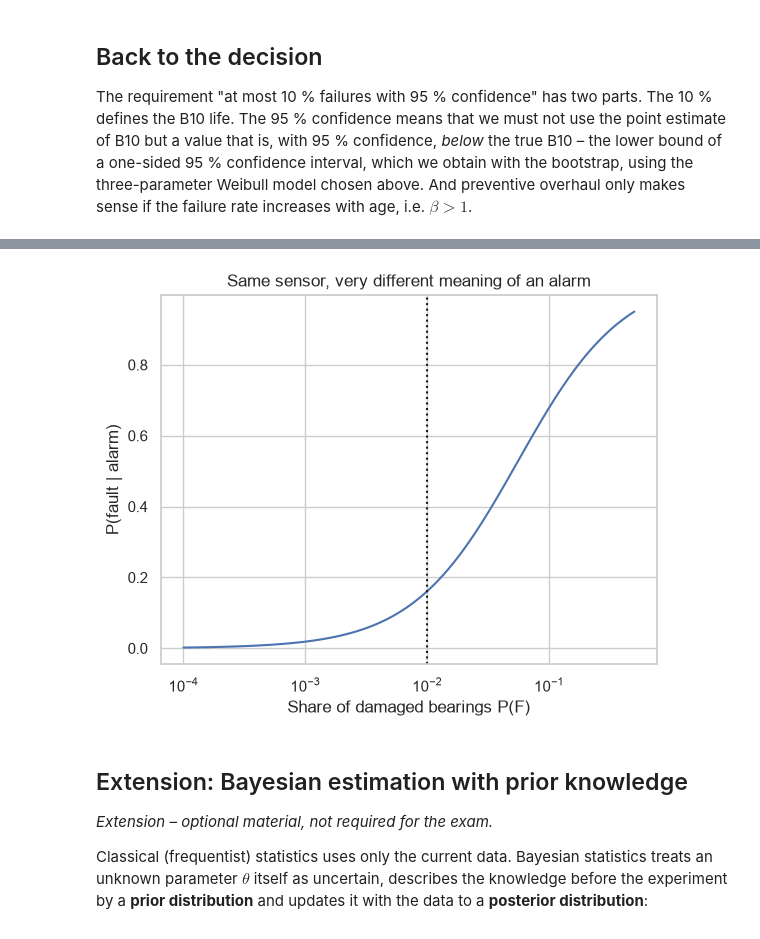
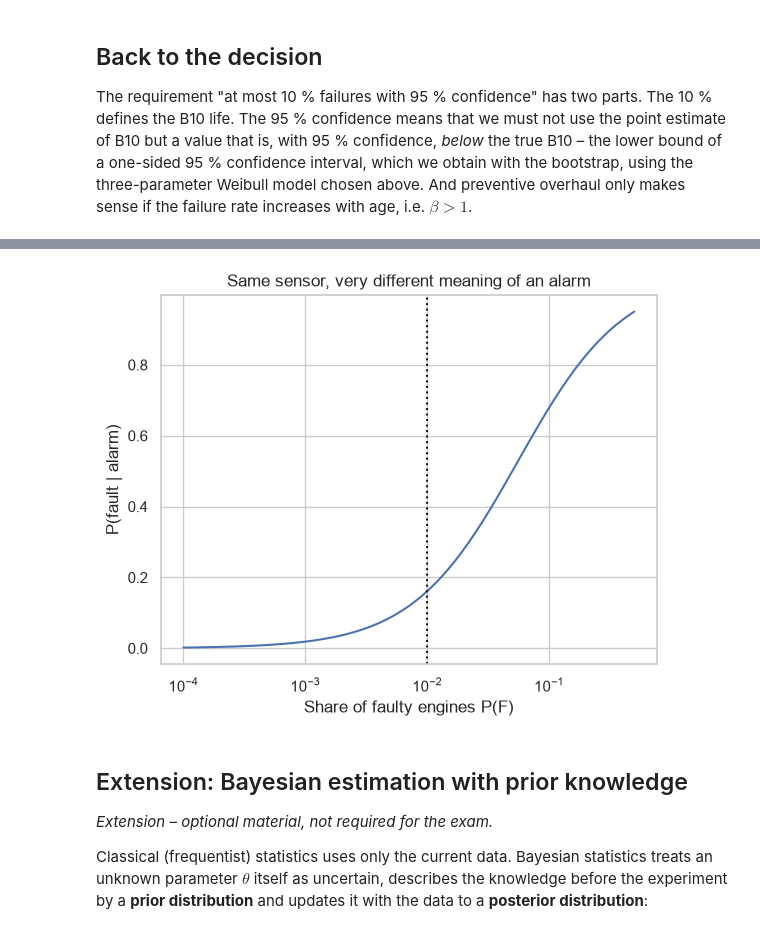
Before and after one commit to profweber/datascience, a Jupyter notebook: notebooks/03-uncertainty.ipynb, the cells around one changed output, grey strips where cells are left out. Cells and saved outputs as stored; diff of their text form; code cells hidden in the pictures.

```diff
--- a/notebooks/03-uncertainty.ipynb
+++ b/notebooks/03-uncertainty.ipynb
@@ -401,17 +472,17 @@ Intuition tends to confuse $P(A \mid F)$ ("the system detects 95 % of all faults
 :::
 # %%
 #| code-fold: false
-sens, false_alarm = 0.95, 0.05
-prevalence = np.logspace(-4, -0.3, 200)
-posterior = sens * prevalence / (sens * prevalence + false_alarm * (1 - prevalence))
+sens, false_alarm = 0.95, 0.05                     # P(A | F) and P(A | no F) of the monitoring system
+prevalence = np.logspace(-4, -0.3, 200)            # share of faulty engines P(F), from 0.01 % to 50 %
+posterior = sens * prevalence / (sens * prevalence + false_alarm * (1 - prevalence))  # Bayes' theorem
 
-plt.semilogx(prevalence, posterior)
-plt.axvline(0.01, ls=":", c="k")
-plt.xlabel("Share of damaged bearings P(F)"); plt.ylabel("P(fault | alarm)")
+plt.semilogx(prevalence, posterior)                # logarithmic x-axis
+plt.axvline(0.01, ls=":", c="k")                   # the example above: 1 % faulty engines
+plt.xlabel("Share of faulty engines P(F)"); plt.ylabel("P(fault | alarm)")
 plt.title("Same sensor, very different meaning of an alarm")
 plt.show()
 # %% [output]
-[figure, old version]
+[figure, new version]
 # %% [markdown]
 ## Extension: Bayesian estimation with prior knowledge
 
```
Also changed, not shown: parts of 28 cells of this notebook, 48 other files.
